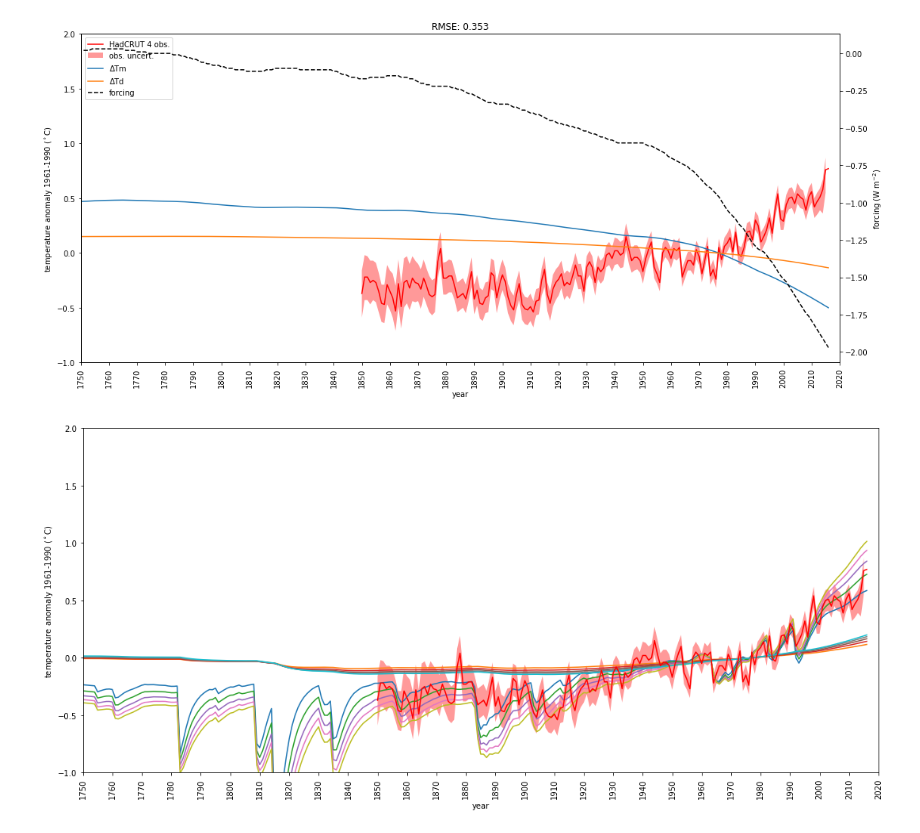
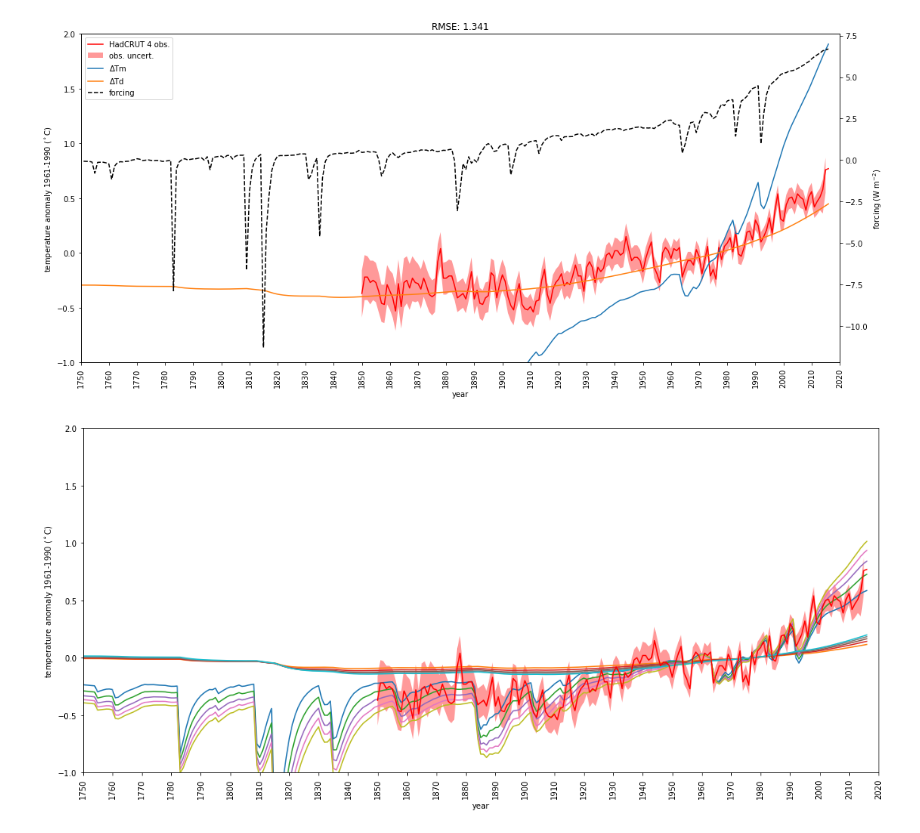
Before and after one commit to markmuetz/two_layer_ocean_climate_model, a Jupyter notebook: climate_model_experimentation.ipynb, the cells around one changed output. Saved outputs shown, nothing was run; the diff lists cells and outputs as text; code cells hidden in the pictures.

Commit message:
Update TODOs and fix manually setting forcing.

```diff
--- a/climate_model_experimentation.ipynb
+++ b/climate_model_experimentation.ipynb
@@ -43,16 +44,30 @@ ui.display()
 # %% [output]
 VBox(children=(Dropdown(description='Future scenaro:', layout=Layout(grid_area='widget001'), options=(None, 'S…
 [interactive output not drawn]
-# %%
-total_forcing = np.zeros_like(model.forcings.year.loc[1:])
-# total_forcing[100:] = 1
-# total_forcing[100:110] = 3
-total_forcing = model.forcings.loc[1:] * -1
-
-model.run_model(total_forcing=total_forcing)
-model.plot()
-# %% [output]
-[figure, removed]
+# %%
+method = '3xCO2'
+
+if method == 'step':
+    # Turn on forcing at 1850:
+    total_forcing = np.zeros_like(model.forcings.year.loc[1:])
+    total_forcing[100:] = 1
+elif method == 'pulse':
+    # Forcing pulse 1850-1859:
+    total_forcing = np.zeros_like(model.forcings.year.loc[1:])
+    total_forcing[100:110] = 3
+elif method == '3xCO2':
+    # 3x CO2 forcing:
+    columns = [c for c in model.forcings.columns if c != 'year']
+    forcings = model.forcings.copy()
+    forcings['CO2'] *= 3
+    total_forcing = forcings.loc[1:][columns].sum(axis=1)
+else:
+    raise Exception(f'Unknown method: {method}')
+
+model.run_model(total_forcing=total_forcing)
+model.plot()
+# %% [output]
+[figure, added]
 # %%
 fig, ax = plt.subplots()
 fig.set_size_inches((18, 8))
```
Also changed, not shown: parts of 1 cell of this notebook.
